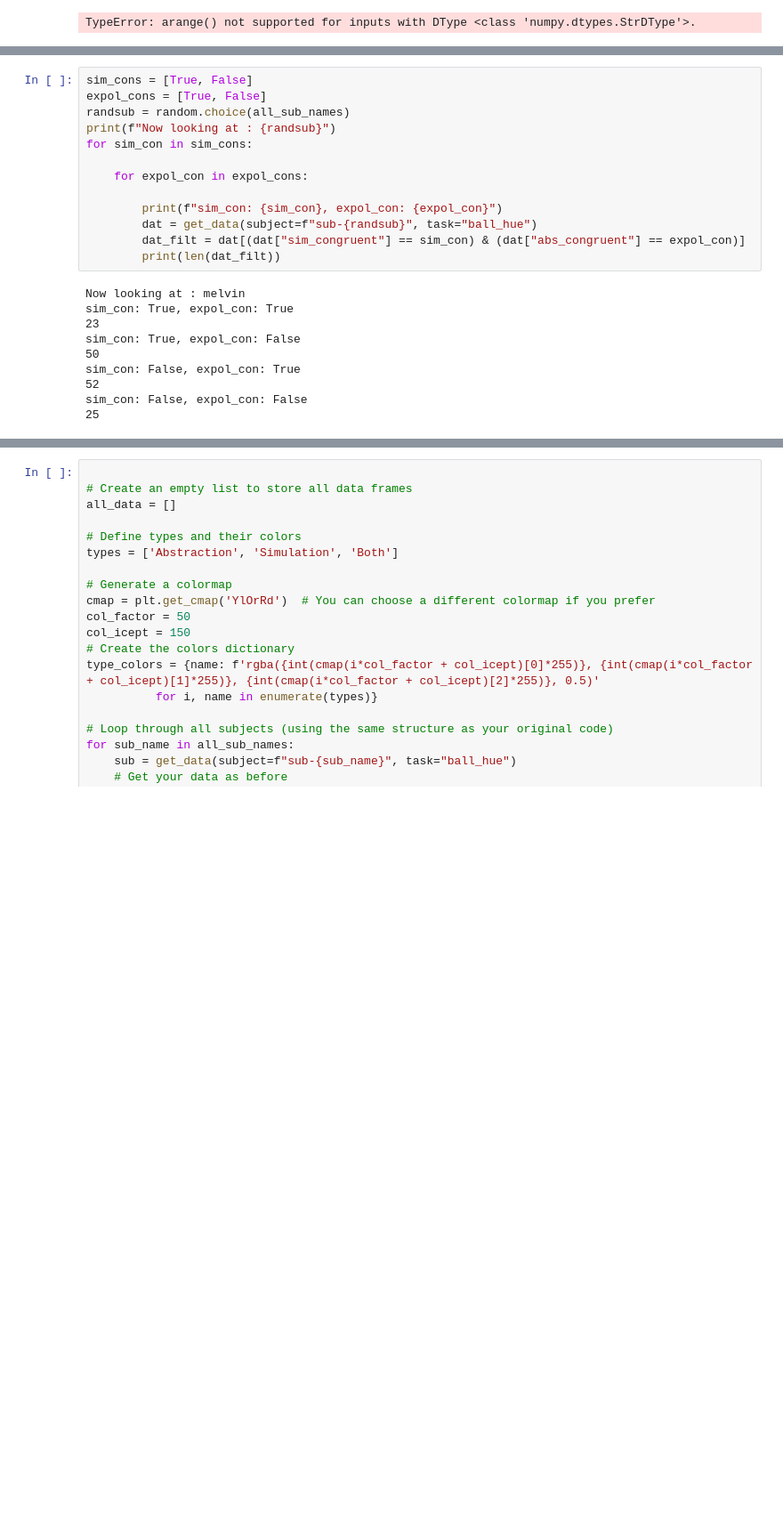
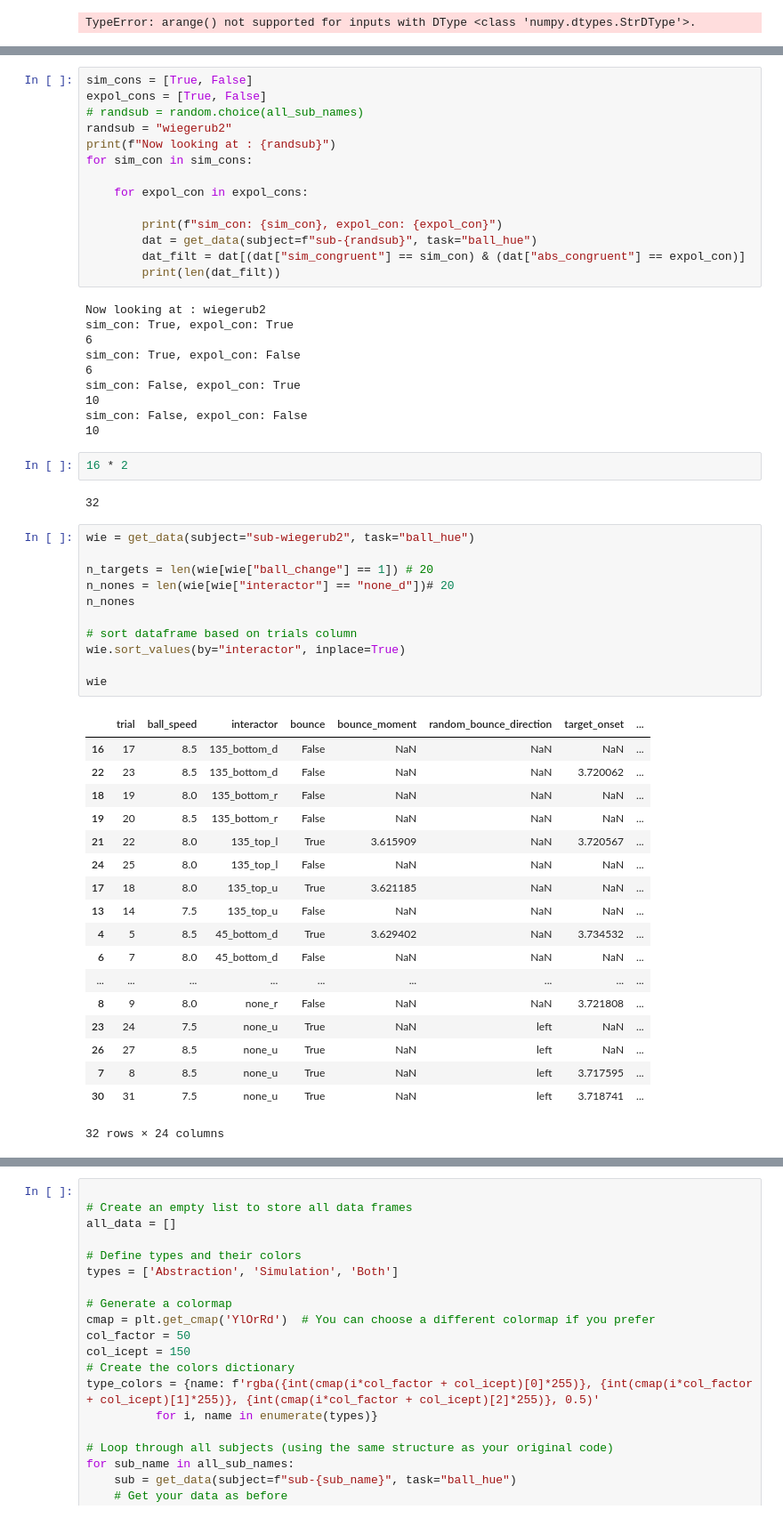
Before and after one commit to WiegerScheurer/physicspred, a Jupyter notebook: Notebooks/intphys_results_pilot.ipynb, the cells around one changed output, grey strips where cells are left out. Shown at 89% size. Cells and saved outputs as stored; diff of their text form; blank space fills up the shorter version.

```diff
--- a/Notebooks/intphys_results_pilot.ipynb
+++ b/Notebooks/intphys_results_pilot.ipynb
@@ -183,7 +178,8 @@ for dir_idx, none_dir in enumerate(["l", "r", "u", "d"]):
 # %%
 sim_cons = [True, False]
 expol_cons = [True, False]
-randsub = random.choice(all_sub_names)
+# randsub = random.choice(all_sub_names)
+randsub = "wiegerub2"
 print(f"Now looking at : {randsub}")
 for sim_con in sim_cons:
 
@@ -194,15 +190,49 @@ for sim_con in sim_cons:
         dat_filt = dat[(dat["sim_congruent"] == sim_con) & (dat["abs_congruent"] == expol_con)]
         print(len(dat_filt))
 # %% [output]
-Now looking at : melvin
+Now looking at : wiegerub2
 sim_con: True, expol_con: True
-23
+6
 sim_con: True, expol_con: False
-50
+6
 sim_con: False, expol_con: True
-52
+10
 sim_con: False, expol_con: False
-25
+10
+# %%
+16 * 2
+# %% [output]
+32
+# %%
+wie = get_data(subject="sub-wiegerub2", task="ball_hue")
+
+n_targets = len(wie[wie["ball_change"] == 1]) # 20
+n_nones = len(wie[wie["interactor"] == "none_d"])# 20
+n_nones
+
+# sort dataframe based on trials column
+wie.sort_values(by="interactor", inplace=True)
+
+wie
+# %% [output]
+|  | trial | ball_speed | interactor | bounce | bounce_moment | random_bounce_direction | target_onset | ... |
+| 16 | 17 | 8.5 | 135_bottom_d | False | NaN | NaN | NaN | ... |
+| 22 | 23 | 8.5 | 135_bottom_d | False | NaN | NaN | 3.720062 | ... |
+| 18 | 19 | 8.0 | 135_bottom_r | False | NaN | NaN | NaN | ... |
+| 19 | 20 | 8.5 | 135_bottom_r | False | NaN | NaN | NaN | ... |
+| 21 | 22 | 8.0 | 135_top_l | True | 3.615909 | NaN | 3.720567 | ... |
+| 24 | 25 | 8.0 | 135_top_l | False | NaN | NaN | NaN | ... |
+| 17 | 18 | 8.0 | 135_top_u | True | 3.621185 | NaN | NaN | ... |
+| 13 | 14 | 7.5 | 135_top_u | False | NaN | NaN | NaN | ... |
+| 4 | 5 | 8.5 | 45_bottom_d | True | 3.629402 | NaN | 3.734532 | ... |
+| 6 | 7 | 8.0 | 45_bottom_d | False | NaN | NaN | NaN | ... |
+| ... | ... | ... | ... | ... | ... | ... | ... | ... |
+| 8 | 9 | 8.0 | none_r | False | NaN | NaN | 3.721808 | ... |
+| 23 | 24 | 7.5 | none_u | True | NaN | left | NaN | ... |
+| 26 | 27 | 8.5 | none_u | True | NaN | left | NaN | ... |
+| 7 | 8 | 8.5 | none_u | True | NaN | left | 3.717595 | ... |
+| 30 | 31 | 7.5 | none_u | True | NaN | left | 3.718741 | ... |
+32 rows × 24 columns
 # %%
 
 # Create an empty list to store all data frames
```
Also changed, not shown: parts of 4 cells of this notebook, 9 other files.
